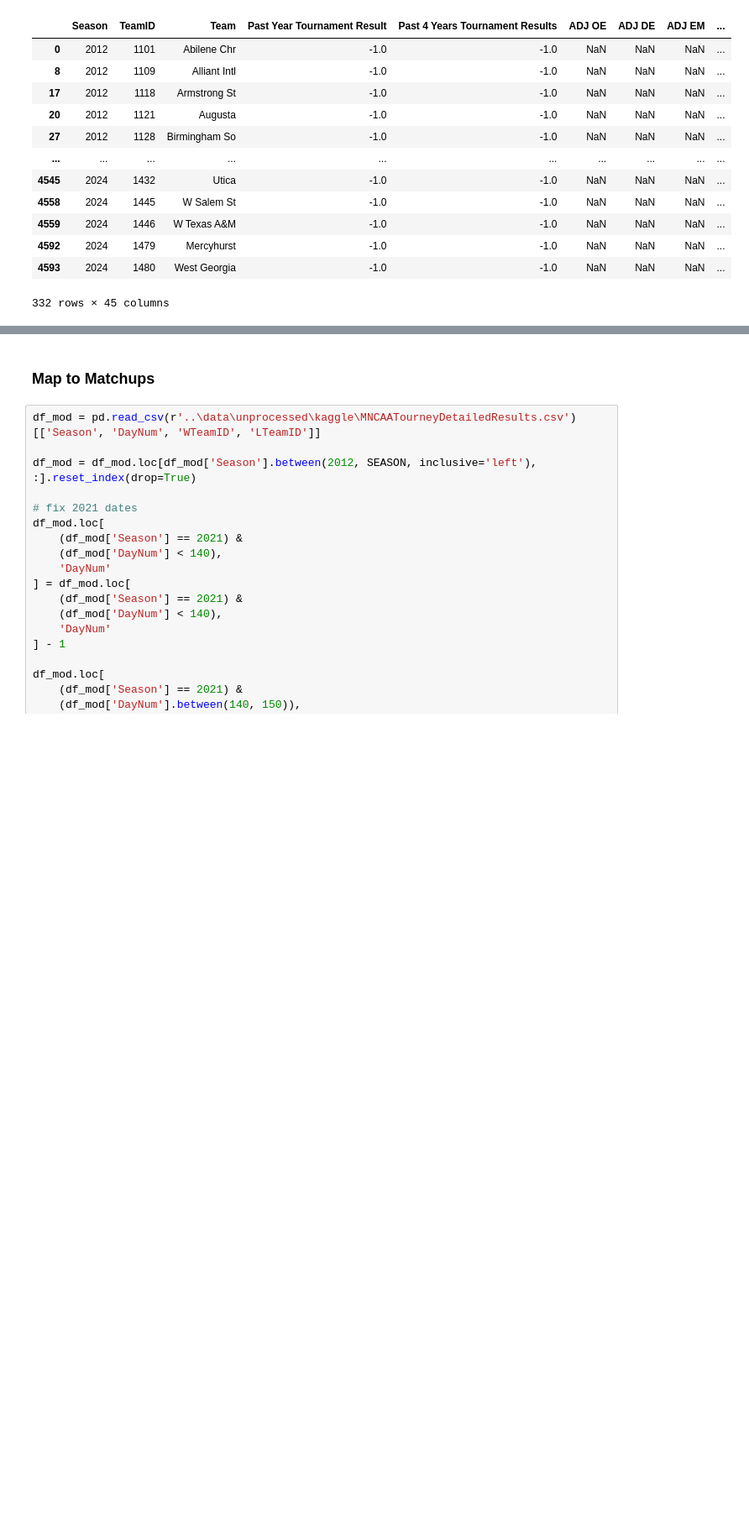
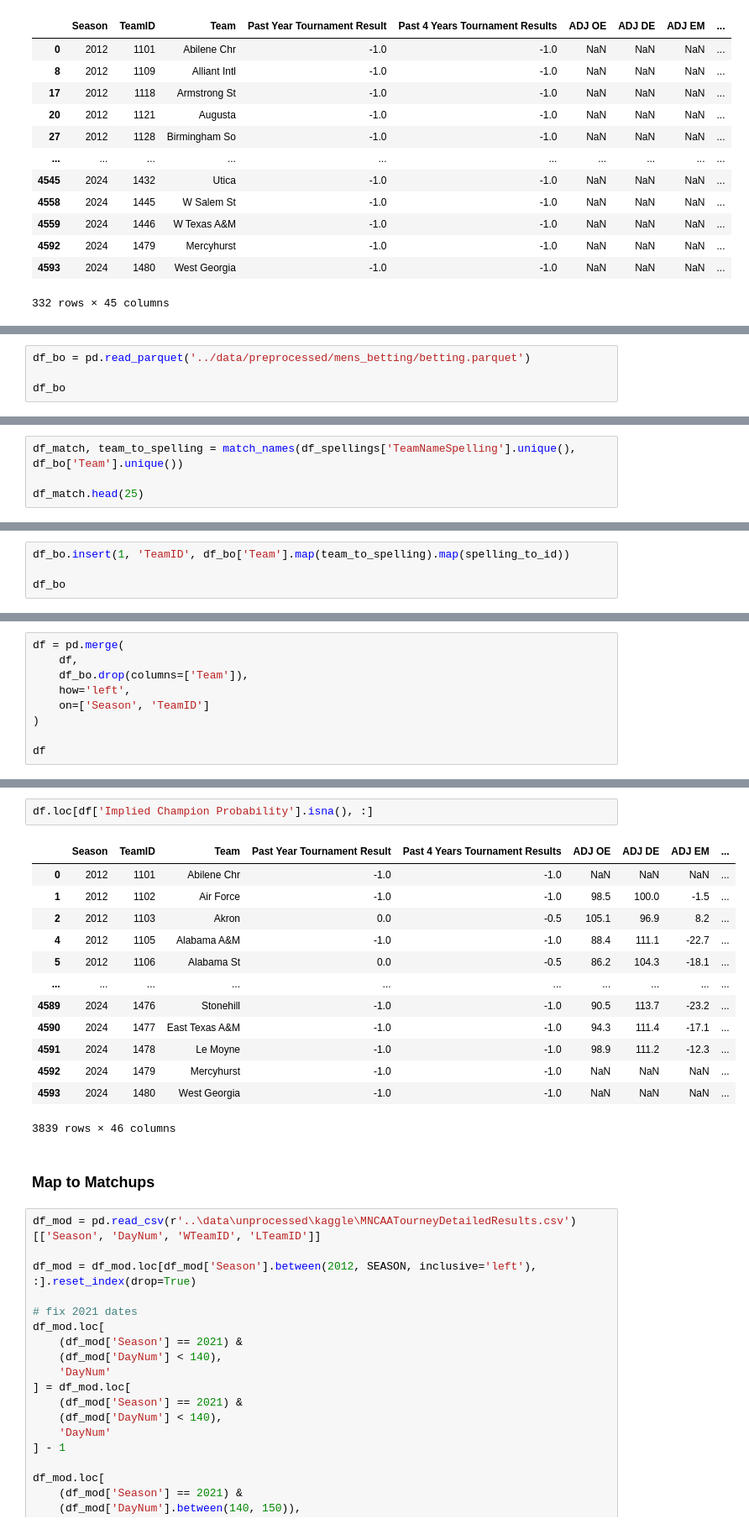
Before and after one commit to shughes1000/march-madness-2025, a Jupyter notebook: model_building/mens_compile_features.ipynb, the cells around one changed output, grey strips where cells are left out. Shown at 84% size. Cells and saved outputs as stored; diff of their text form; blank space fills up the shorter version.

Commit message:
Added betting odds

```diff
--- a/model_building/mens_compile_features.ipynb
+++ b/model_building/mens_compile_features.ipynb
@@ -647,0 +650,4 @@ df.loc[df['OS Rating'].isna(), :]
+# %%
+df_bo = pd.read_parquet('../data/preprocessed/mens_betting/betting.parquet')
+
+df_bo
@@ -647,0 +668,4 @@ df.loc[df['OS Rating'].isna(), :]
+# %%
+df_match, team_to_spelling = match_names(df_spellings['TeamNameSpelling'].unique(), df_bo['Team'].unique())
+
+df_match.head(25)
@@ -647,0 +690,4 @@ df.loc[df['OS Rating'].isna(), :]
+# %%
+df_bo.insert(1, 'TeamID', df_bo['Team'].map(team_to_spelling).map(spelling_to_id))
+
+df_bo
@@ -647,0 +708,9 @@ df.loc[df['OS Rating'].isna(), :]
+# %%
+df = pd.merge(
+    df,
+    df_bo.drop(columns=['Team']),
+    how='left',
+    on=['Season', 'TeamID']
+)
+
+df
@@ -648,3 +731,19 @@ df.loc[df['OS Rating'].isna(), :]
+# %%
+df.loc[df['Implied Champion Probability'].isna(), :]
+# %% [output]
+|  | Season | TeamID | Team | Past Year Tournament Result | Past 4 Years Tournament Results | ADJ OE | ADJ DE | ADJ EM | ... |
+| 0 | 2012 | 1101 | Abilene Chr | -1.0 | -1.0 | NaN | NaN | NaN | ... |
+| 1 | 2012 | 1102 | Air Force | -1.0 | -1.0 | 98.5 | 100.0 | -1.5 | ... |
+| 2 | 2012 | 1103 | Akron | 0.0 | -0.5 | 105.1 | 96.9 | 8.2 | ... |
+| 4 | 2012 | 1105 | Alabama A&M | -1.0 | -1.0 | 88.4 | 111.1 | -22.7 | ... |
+| 5 | 2012 | 1106 | Alabama St | 0.0 | -0.5 | 86.2 | 104.3 | -18.1 | ... |
+| ... | ... | ... | ... | ... | ... | ... | ... | ... | ... |
+| 4589 | 2024 | 1476 | Stonehill | -1.0 | -1.0 | 90.5 | 113.7 | -23.2 | ... |
+| 4590 | 2024 | 1477 | East Texas A&M | -1.0 | -1.0 | 94.3 | 111.4 | -17.1 | ... |
+| 4591 | 2024 | 1478 | Le Moyne | -1.0 | -1.0 | 98.9 | 111.2 | -12.3 | ... |
+| 4592 | 2024 | 1479 | Mercyhurst | -1.0 | -1.0 | NaN | NaN | NaN | ... |
+| 4593 | 2024 | 1480 | West Georgia | -1.0 | -1.0 | NaN | NaN | NaN | ... |
+3839 rows × 46 columns
 # %% [markdown]
 ### Map to Matchups
 # %%
```
Also changed, not shown: parts of 7 cells of this notebook, 2 other files.
